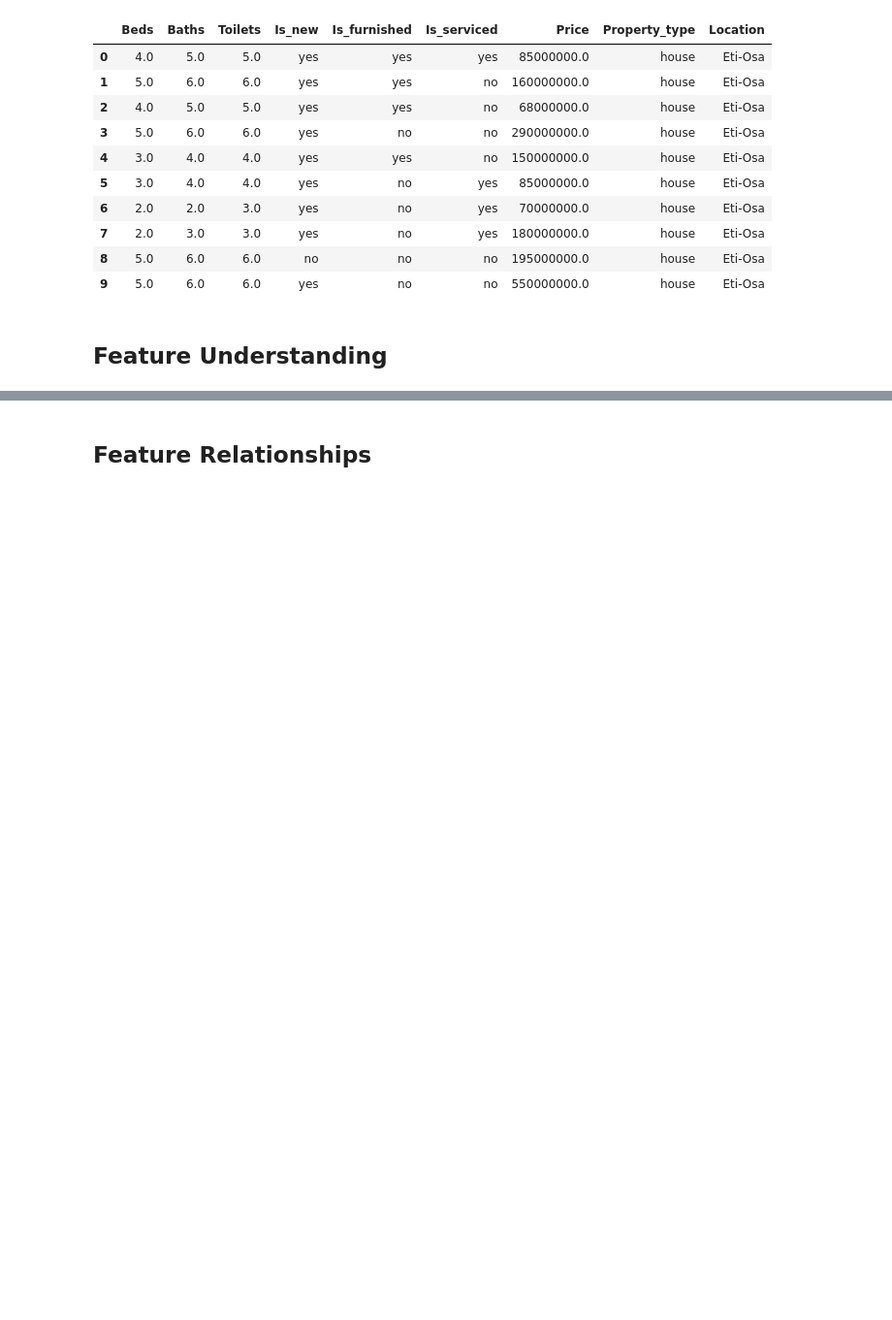
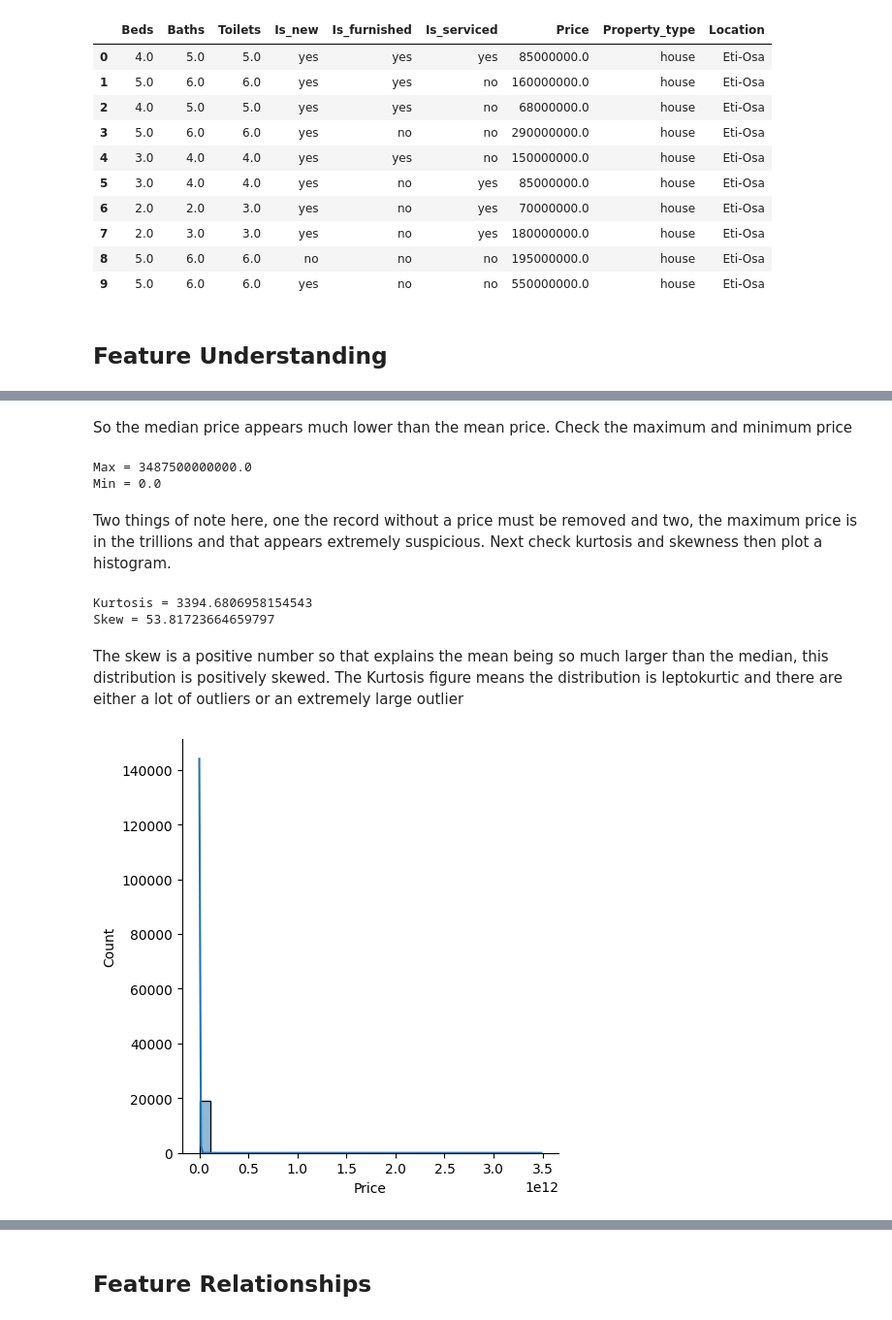
Before and after one commit to thevictoressien/lagos-house-price, a Jupyter notebook: eda_feature_engineering.ipynb, the cells around one changed output, grey strips where cells are left out. Shown at 97% size. Saved outputs shown, nothing was run; the diff lists cells and outputs as text; code cells hidden in the pictures; blank space fills up the shorter version.

```diff
--- a/eda_feature_engineering.ipynb
+++ b/eda_feature_engineering.ipynb
@@ -33,0 +73,27 @@ Shape: (19074, 9)
+# %% [markdown]
+So the median price appears much lower than the mean price. Check the maximum and minimum price
+# %%
+max = df['Price'].max()
+min = df['Price'].min()
+print(f'Max = {max}')
+print(f'Min = {min}')
+# %% [output]
+Max = 3487500000000.0
+Min = 0.0
+# %% [markdown]
+Two things of note here, one the record without a price must be removed and two, the maximum price is in the trillions and that appears extremely suspicious. Next check kurtosis and skewness then plot a histogram.
+# %%
+kurtosis = df['Price'].kurt()
+skew = df['Price'].skew()
+print(f'Kurtosis = {kurtosis}')
+print(f'Skew = {skew}')
+# %% [output]
+Kurtosis = 3394.6806958154543
+Skew = 53.81723664659797
+# %% [markdown]
+The skew is a positive number so that explains the mean being so much larger than the median, this distribution is positively skewed. The Kurtosis figure means the distribution is leptokurtic and there are either a lot of outliers or an extremely large outlier
+# %%
+# check for outliers(histogram)
+sns.displot(df['Price'], kde=True, bins=30);
+# %% [output]
+[figure, added]
```
Also changed, not shown: parts of 25 cells of this notebook.
